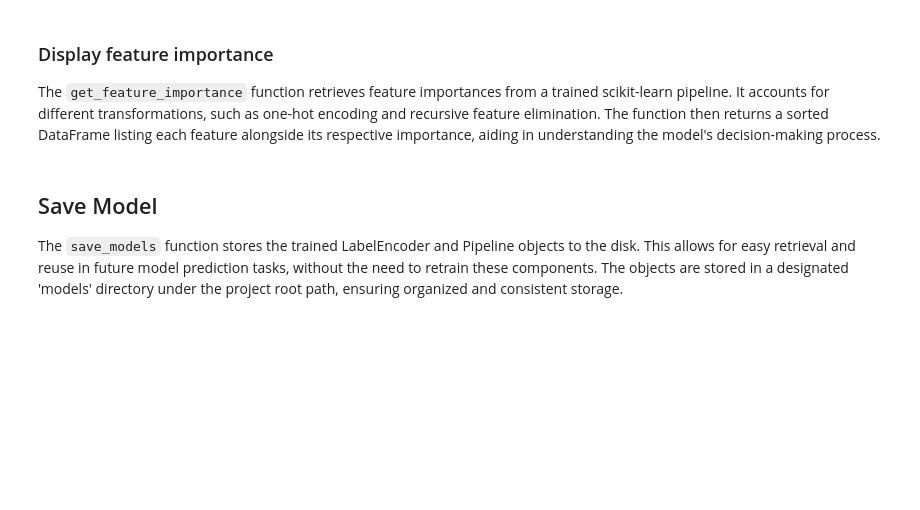
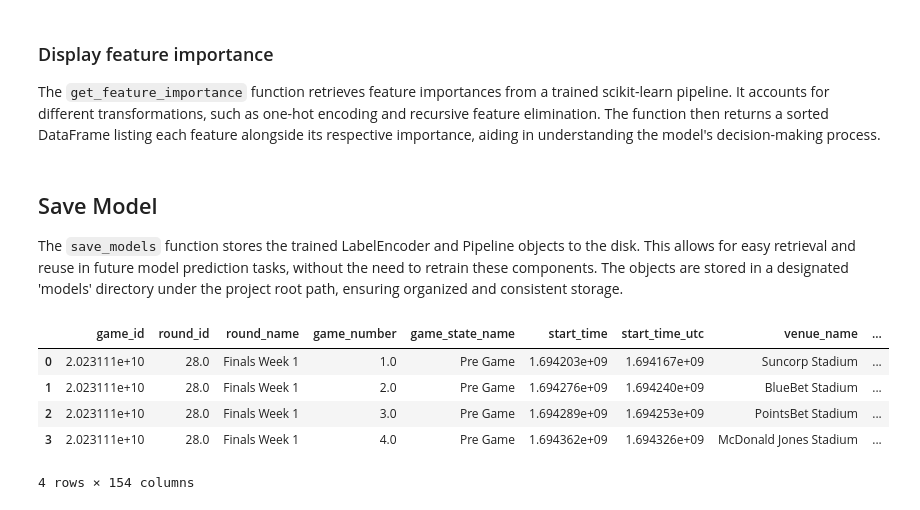
Before and after one commit to levonrush/footy-tipper, a Jupyter notebook: pipeline/model-training/model-training.ipynb, the cells around one changed output. Cells and saved outputs as stored; diff of their text form; code cells hidden in the pictures; blank space fills up the shorter version.

```diff
--- a/pipeline/model-training/model-training.ipynb
+++ b/pipeline/model-training/model-training.ipynb
@@ -109,0 +111,10 @@ mf.save_models(label_encoder, footy_tipper, project_root)
+# %%
+inference_data = pf.get_inference_data(db_path, 'sql/inference_data.sql')
+inference_data
+# %% [output]
+|  | game_id | round_id | round_name | game_number | game_state_name | start_time | start_time_utc | venue_name | ... |
+| 0 | 2.023111e+10 | 28.0 | Finals Week 1 | 1.0 | Pre Game | 1.694203e+09 | 1.694167e+09 | Suncorp Stadium | ... |
+| 1 | 2.023111e+10 | 28.0 | Finals Week 1 | 2.0 | Pre Game | 1.694276e+09 | 1.694240e+09 | BlueBet Stadium | ... |
+| 2 | 2.023111e+10 | 28.0 | Finals Week 1 | 3.0 | Pre Game | 1.694289e+09 | 1.694253e+09 | PointsBet Stadium | ... |
+| 3 | 2.023111e+10 | 28.0 | Finals Week 1 | 4.0 | Pre Game | 1.694362e+09 | 1.694326e+09 | McDonald Jones Stadium | ... |
+4 rows × 154 columns
```
Also changed, not shown: parts of 6 cells of this notebook, 2 other files.
